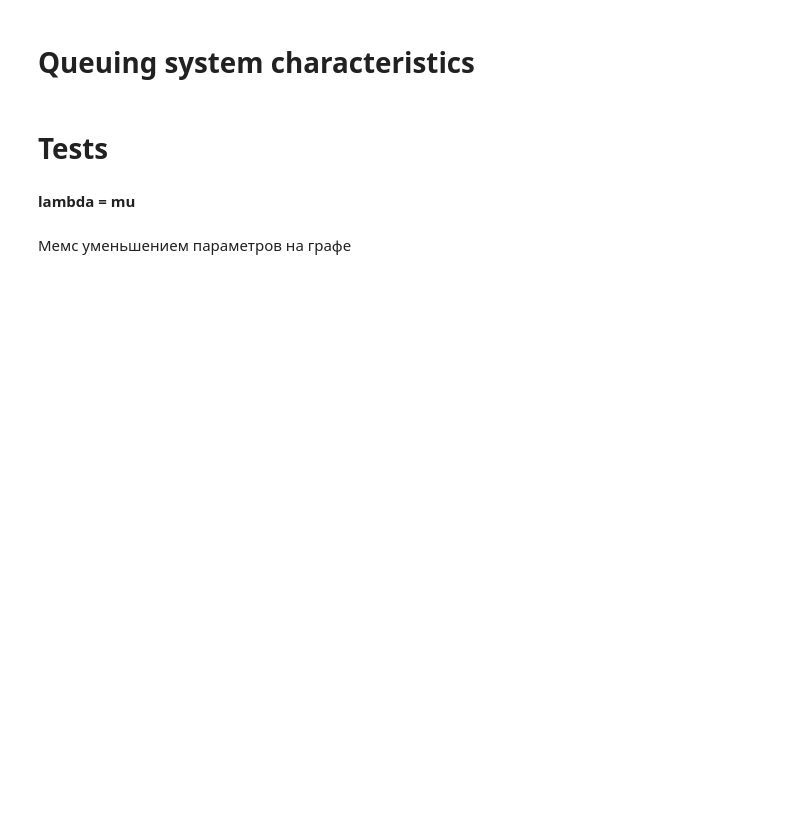
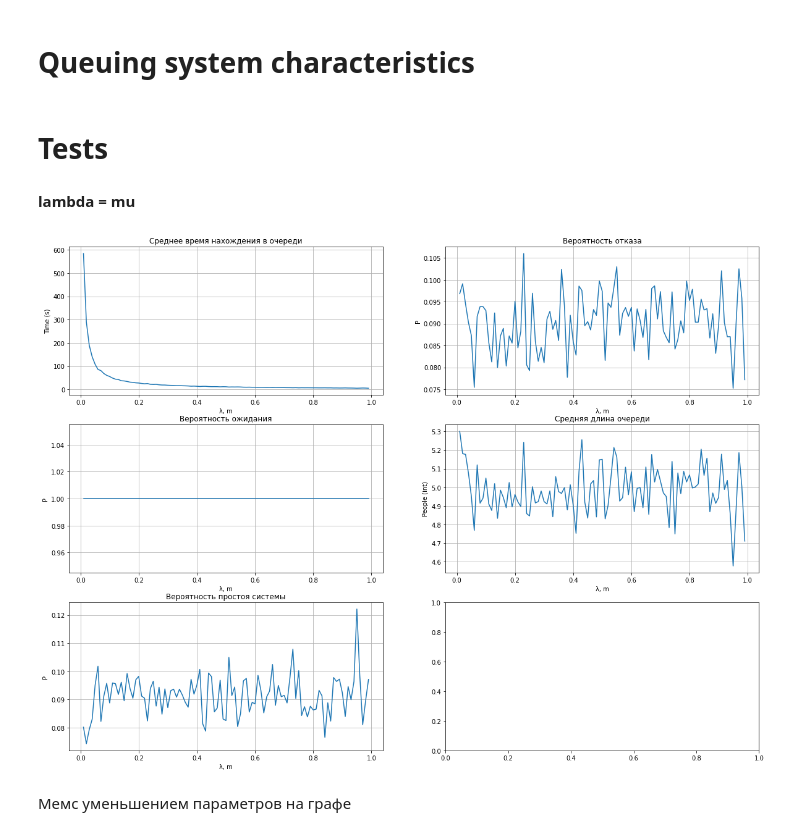
Before and after one commit to Programming-Technology-ALG/Queuing_theory, a Jupyter notebook: 123.ipynb, the cells around one changed output. Cells and saved outputs as stored; diff of their text form; code cells hidden in the pictures; blank space fills up the shorter version.

Commit message:
graph

```diff
--- a/123.ipynb
+++ b/123.ipynb
@@ -121,39 +125,56 @@ print("Вероятность простоя системы",wasted_time_prob)
 # %% [markdown]
 # Tests
 # %%
-def print_metrix(parameters, avg_t_t, lost_cust_p, waiting_cust_p, avg_len, wasted_t_p):
-    _, axs = plt.subplots(3, 2,figsize=(15,10))
+def print_metrix(parameters, avg_t_t, lost_cust_p, waiting_cust_p, avg_len, wasted_t_p, param = "λ = None μ = None"):
+    _, axs = plt.subplots(3, 2 ,figsize=(20,15))
 
     axs[0][0].plot(parameters, avg_t_t)
     axs[0][0].set_title('Среднее время нахождения в очереди')
+    axs[0][0].set_xlabel(param)
+    axs[0][0].set_ylabel('Time (s)')
+    axs[0][0].grid(True)
 
     axs[0][1].plot(parameters, lost_cust_p)
     axs[0][1].set_title('Вероятность отказа')
+    axs[0][1].set_xlabel(param)
+    axs[0][1].set_ylabel('P')
+    axs[0][1].grid(True)
 
     axs[1][0].plot(parameters, waiting_cust_p)
     axs[1][0].set_title('Вероятность ожидания')
+    axs[1][0].set_xlabel(param)
+    axs[1][0].set_ylabel('P')
+    axs[1][0].grid(True)
 
     axs[1][1].plot(parameters, avg_len)
     axs[1][1].set_title('Средняя длина очереди')
+    axs[1][1].set_xlabel(param)
+    axs[1][1].set_ylabel('People (int)')
+    axs[1][1].grid(True)
 
     axs[2][0].plot(parameters, wasted_t_p)
     axs[2][0].set_title('Вероятность простоя системы')
+    axs[2][0].set_xlabel(param)
+    axs[2][0].set_ylabel('P')
+    axs[2][0].grid(True)
 # %% [markdown]
 **lambda = mu**
 # %%
 avg_t_t, lost_cust_p, waiting_cust_p, avg_len, wasted_t_p = [], [], [], [], []
 
-parameters = np.arange(0.01, 1, 0.01)
+parameters = np.arange(1/100, 1/1, 1/100)
 for mu in parameters:
     lmbd = mu
     np.random.seed(int(lmbd*100))
     avg_total_time, lost_customers_prob, waiting_customers_prob, avg_num_in_q, wasted_time_prob = MM1Ksimulation(capacity = 10, lmbd = lmbd, mu = mu, timeout = 0.05)
     avg_t_t.append(avg_total_time)
     lost_cust_p.append(lost_customers_prob)
     waiting_cust_p.append(waiting_customers_prob)
     avg_len.append(avg_num_in_q)
     wasted_t_p.append(wasted_time_prob)
 
-print_metrix(parameters, avg_t_t, lost_cust_p, waiting_cust_p, avg_len, wasted_t_p)
+print_metrix(parameters, avg_t_t, lost_cust_p, waiting_cust_p, avg_len, wasted_t_p, "λ, m")
+# %% [output]
+[figure, added]
 # %% [markdown]
 Мемс уменьшением параметров на графе
```
Also changed, not shown: parts of 8 cells of this notebook.
